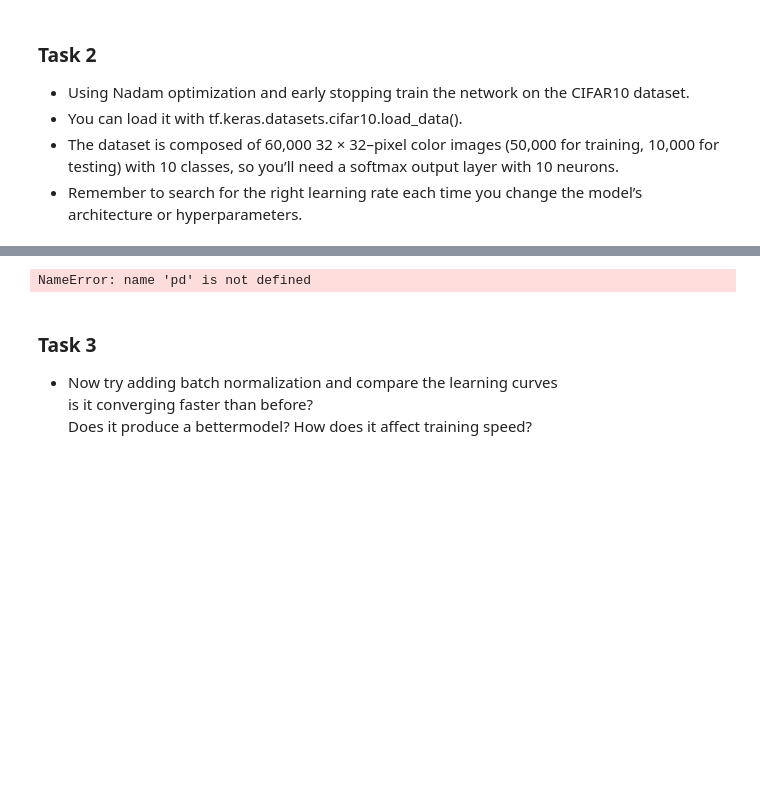
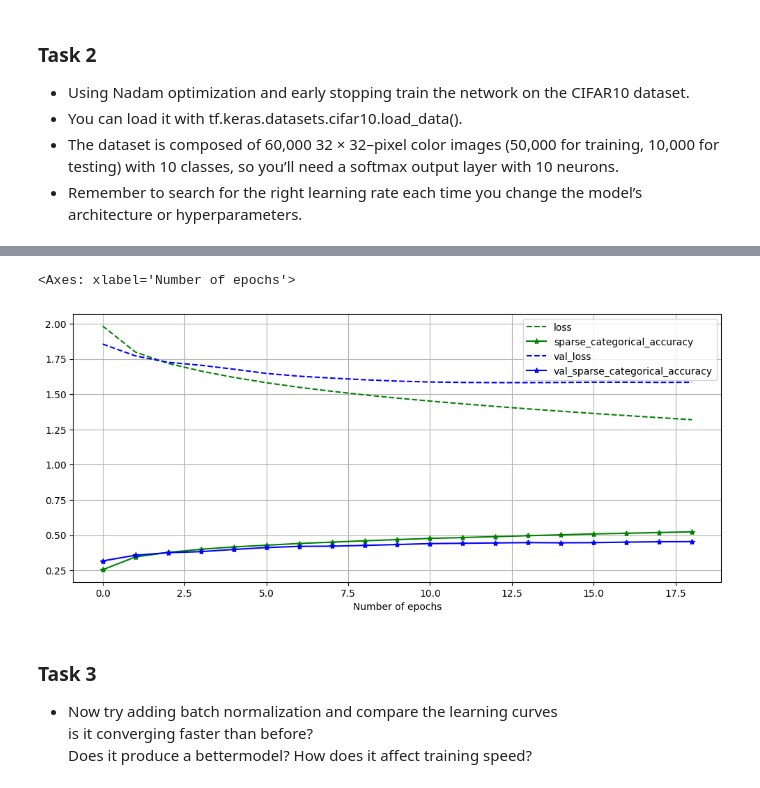
Before and after one commit to utility001/cifar-10, a Jupyter notebook: cifar10.ipynb, the cells around one changed output, grey strips where cells are left out. Saved outputs shown, nothing was run; the diff lists cells and outputs as text; code cells hidden in the pictures; blank space fills up the shorter version.

```diff
--- a/cifar10.ipynb
+++ b/cifar10.ipynb
@@ -181,7 +164,7 @@ np.random.seed(42)
 tf.random.set_seed(42)
 
 # initializer
-he_uniform = tf.keras.initializers.he_normal()
+he_normal= tf.keras.initializers.he_normal()
 
 # activation
 swish = tf.keras.activations.swish
@@ -196,7 +179,7 @@ for layers in range(20):
     model.add(tf.keras.layers.Dense(
         units = 100,
         activation=swish,
-        kernel_initializer=he_uniform))
+        kernel_initializer=he_normal))
 model.add(tf.keras.layers.Dense(
     units=10,
     activation='softmax'))
@@ -295,14 +304,15 @@ hist = pd.DataFrame(history.history)
 # %%
 pd.DataFrame(hist).plot(
     figsize=(12, 5),
     xlabel="Number of epochs",
     # ylabel="",
     style=["g--", "g-*", "b--", "b-*"],
-    ylim=[0, 1.2],
+    # ylim=[0, 1.2],
     grid=True
 )
 # %% [output]
-NameError: name 'pd' is not defined
+<Axes: xlabel='Number of epochs'>
+[figure, added]
 # %% [markdown]
 ### Task 3
 
```
Also changed, not shown: parts of 15 cells of this notebook, 4 other files.
